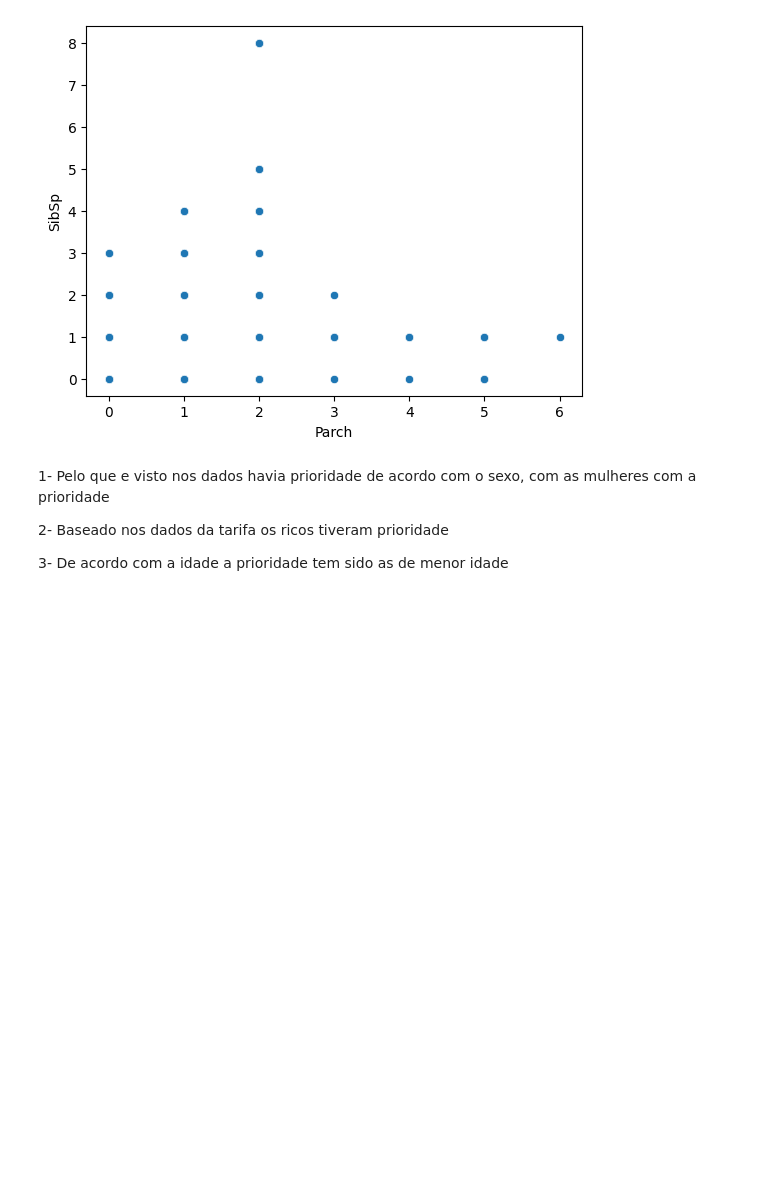
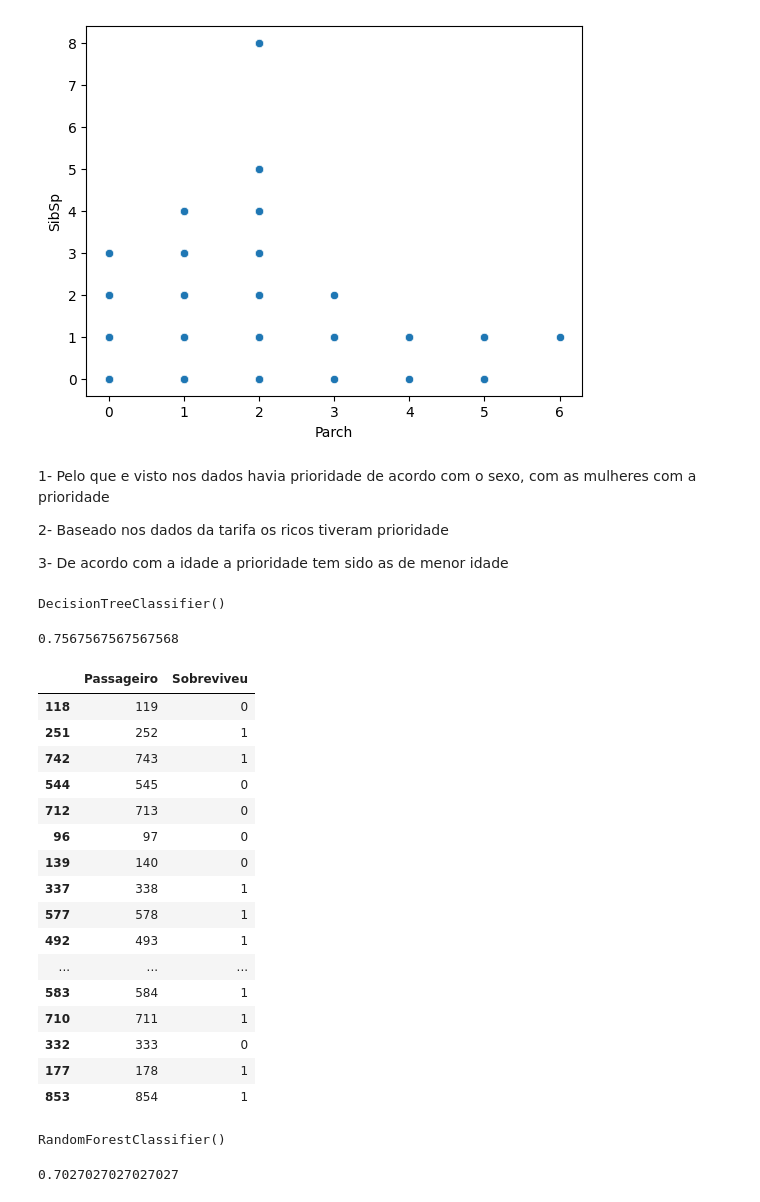
Before and after one commit to TheNobu/Anlise-de-Dados-e-Tomada-de-Decis-es, a Jupyter notebook: Trabalho.ipynb, the cells around one changed output. Saved outputs shown, nothing was run; the diff lists cells and outputs as text; code cells hidden in the pictures; blank space fills up the shorter version.

```diff
--- a/Trabalho.ipynb
+++ b/Trabalho.ipynb
@@ -234,0 +245,46 @@ sns.scatterplot(tr, x='Parch', y='SibSp')
+# %%
+X_train, X_test, y_train, y_test = train_test_split(
+    X,
+    y,
+    test_size = 0.2,
+    random_state = 42
+)
+# %%
+arvore = DecisionTreeClassifier()
+# %%
+arvore.fit(X_train,y_train)
+# %% [output]
+DecisionTreeClassifier()
+# %%
+y_pred = arvore.predict(X_test)
+# %%
+accuracy = accuracy_score(y_test,y_pred)
+accuracy
+# %% [output]
+0.7567567567567568
+# %%
+
+resultado = pd.DataFrame()
+
+resultado['Passageiro'] = X_test['PassengerId']
+resultado['Sobreviveu'] = y_pred
+
+resultado
+# %% [output]
+|  | Passageiro | Sobreviveu |
+| 118 | 119 | 0 |
+| 251 | 252 | 1 |
+| 742 | 743 | 1 |
+| 544 | 545 | 0 |
+| 712 | 713 | 0 |
+| 96 | 97 | 0 |
+| 139 | 140 | 0 |
+| 337 | 338 | 1 |
+| 577 | 578 | 1 |
+| 492 | 493 | 1 |
+| ... | ... | ... |
+| 583 | 584 | 1 |
+| 710 | 711 | 1 |
+| 332 | 333 | 0 |
+| 177 | 178 | 1 |
+| 853 | 854 | 1 |
@@ -234,0 +293,4 @@ sns.scatterplot(tr, x='Parch', y='SibSp')
+# %%
+floresta.fit(X_train,y_train)
+# %% [output]
+RandomForestClassifier()
@@ -234,0 +299,4 @@ sns.scatterplot(tr, x='Parch', y='SibSp')
+# %%
+accuracy_score(y_test, y_predict)
+# %% [output]
+0.7027027027027027
```
Also changed, not shown: parts of 5 cells of this notebook.
